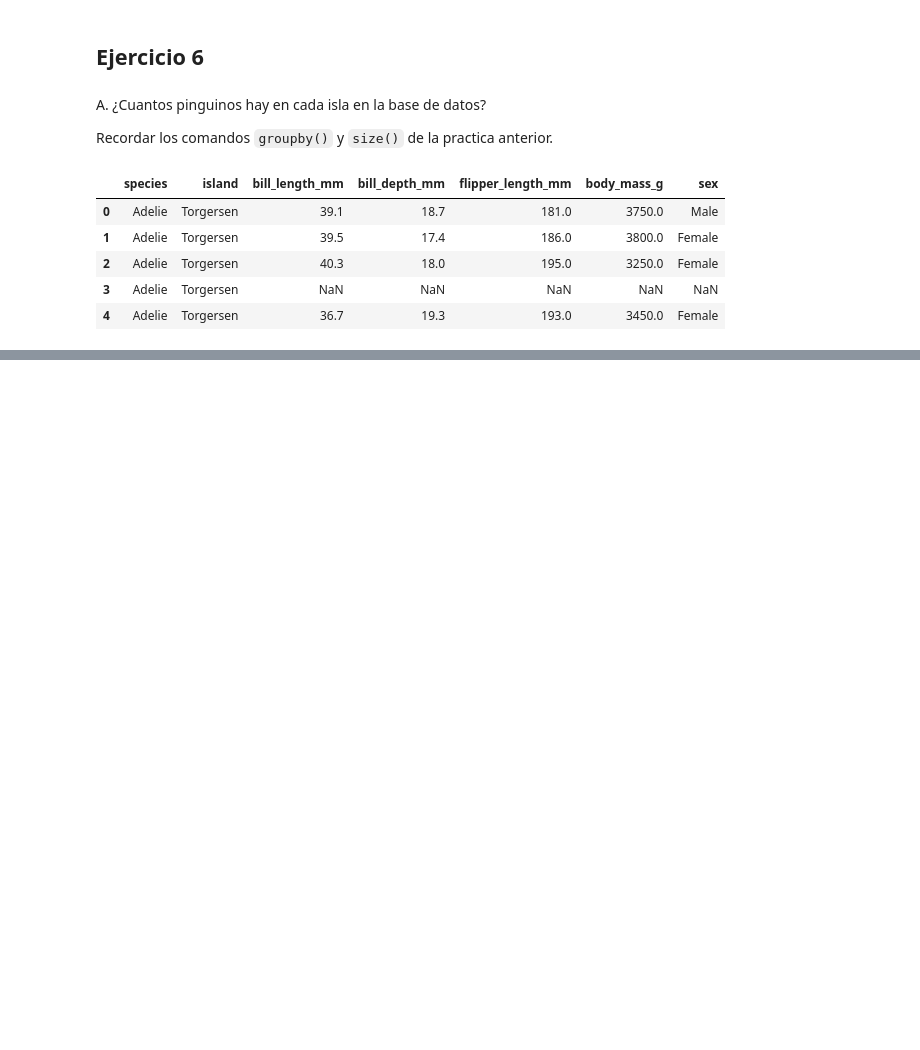
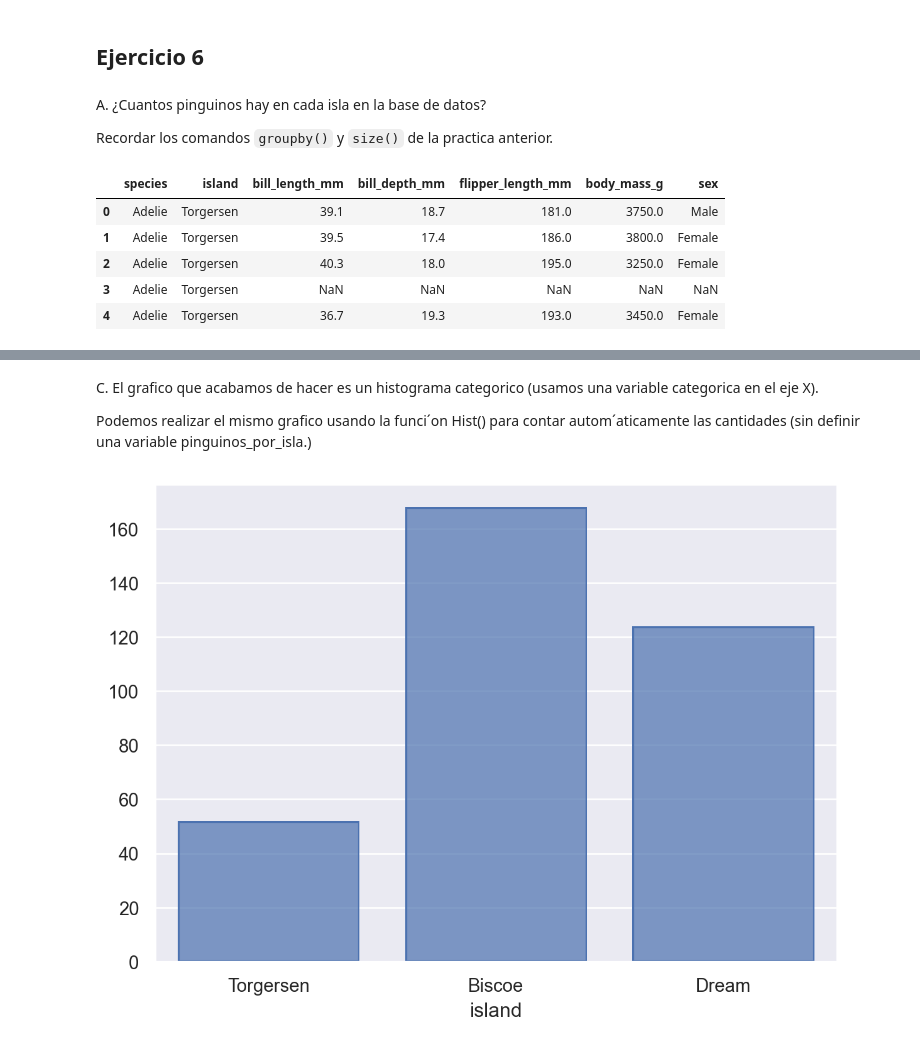
Before and after one commit to Gabrielnm7/Laboratorio-de-Datos1C24, a Jupyter notebook: Practicas/practica3.ipynb, the cells around one changed output, grey strips where cells are left out. Drawn from its saved outputs; the diff is of its cells as text; code cells hidden in the pictures; blank space fills up the shorter version.

```diff
--- a/Practicas/practica3.ipynb
+++ b/Practicas/practica3.ipynb
@@ -259,0 +286,14 @@ penguins_agrupados = penguins.groupby(["island"])
+# %% [markdown]
+C.
+El grafico que acabamos de hacer es un histograma categorico (usamos una variable
+categorica en el eje X).
+
+Podemos realizar el mismo grafico usando la funci´on Hist()
+para contar autom´aticamente las cantidades (sin definir una variable pinguinos_por_isla.)
+# %%
+(
+    so.Plot(data = penguins, x = "island")
+    .add(so.Bar(), so.Hist())
+)
+# %% [output]
+[figure, added]
```
Also changed, not shown: parts of 14 cells of this notebook.
